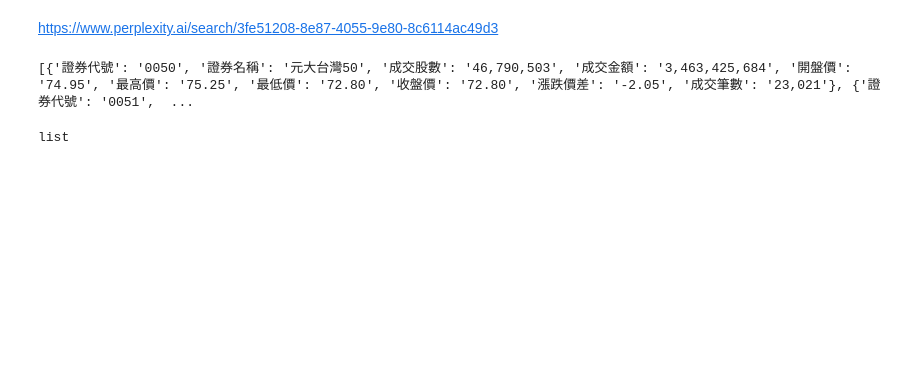
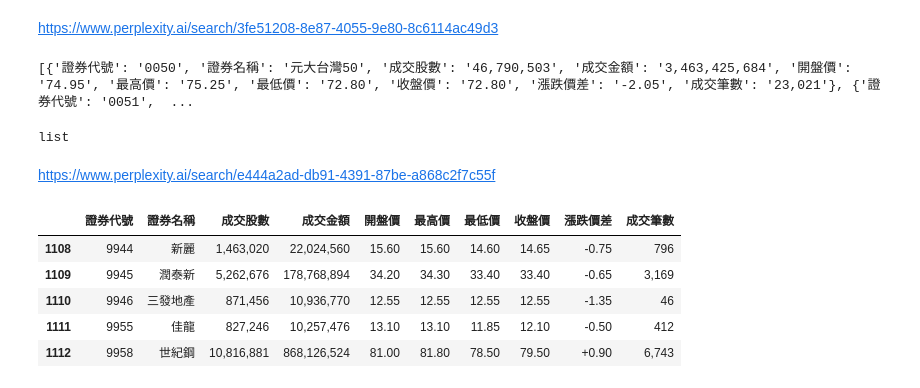
Before and after one commit to Rimuy-Amaya/Python_20250503, a Jupyter notebook: lesson10/lesson10_1.ipynb, the cells around one changed output. Drawn from its saved outputs; the diff is of its cells as text; code cells hidden in the pictures; blank space fills up the shorter version.

```diff
--- a/lesson10/lesson10_1.ipynb
+++ b/lesson10/lesson10_1.ipynb
@@ -52,3 +52,16 @@ import pandas as pd
 
 df1 = pd.DataFrame(stacks)
 df1.to_excel("個股日成交資訊.xlsx",sheet_name="第一頁",index = False)
+# %% [markdown]
+https://www.perplexity.ai/search/e444a2ad-db91-4391-87be-a868c2f7c55f
+# %%
+import pandas as pd
+df = pd.read_excel("個股日成交資訊.xlsx")
+df.tail()
+# %% [output]
+|  | 證券代號 | 證券名稱 | 成交股數 | 成交金額 | 開盤價 | 最高價 | 最低價 | 收盤價 | 漲跌價差 | 成交筆數 |
+| 1108 | 9944 | 新麗 | 1,463,020 | 22,024,560 | 15.60 | 15.60 | 14.60 | 14.65 | -0.75 | 796 |
+| 1109 | 9945 | 潤泰新 | 5,262,676 | 178,768,894 | 34.20 | 34.30 | 33.40 | 33.40 | -0.65 | 3,169 |
+| 1110 | 9946 | 三發地產 | 871,456 | 10,936,770 | 12.55 | 12.55 | 12.55 | 12.55 | -1.35 | 46 |
+| 1111 | 9955 | 佳龍 | 827,246 | 10,257,476 | 13.10 | 13.10 | 11.85 | 12.10 | -0.50 | 412 |
+| 1112 | 9958 | 世紀鋼 | 10,816,881 | 868,126,524 | 81.00 | 81.80 | 78.50 | 79.50 | +0.90 | 6,743 |
```
